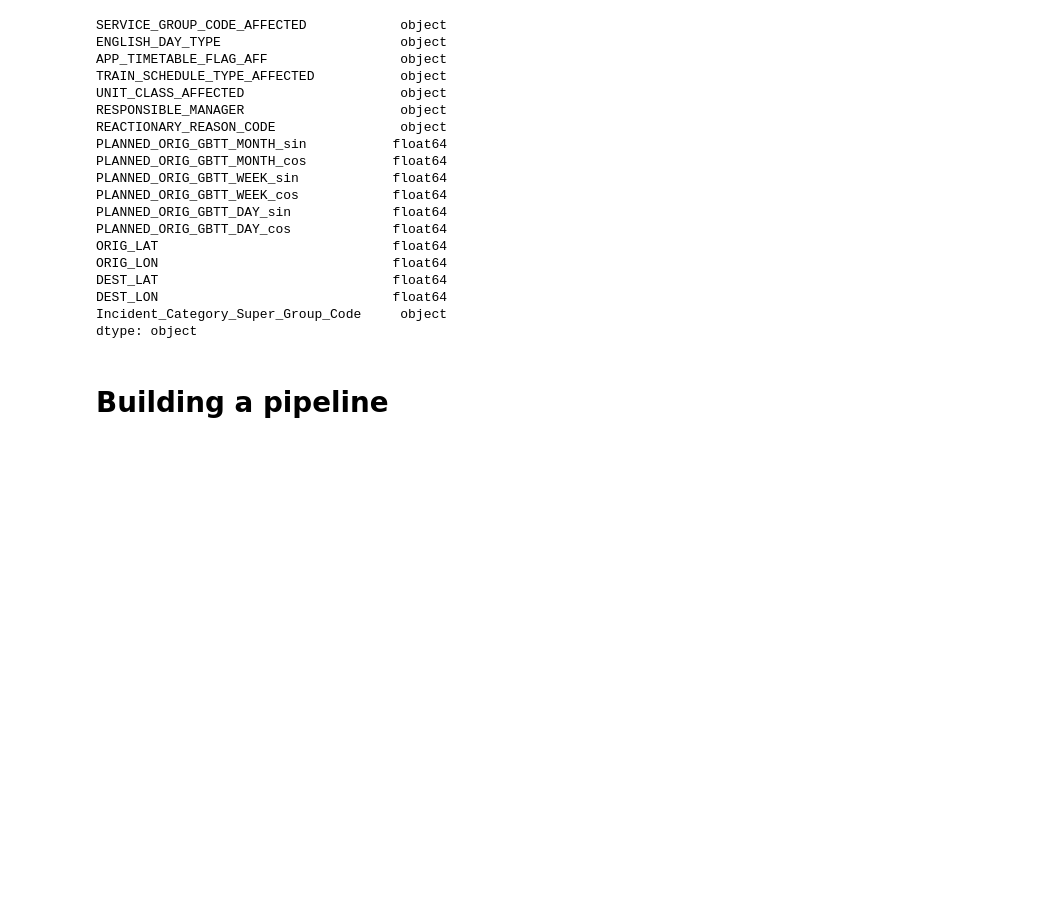
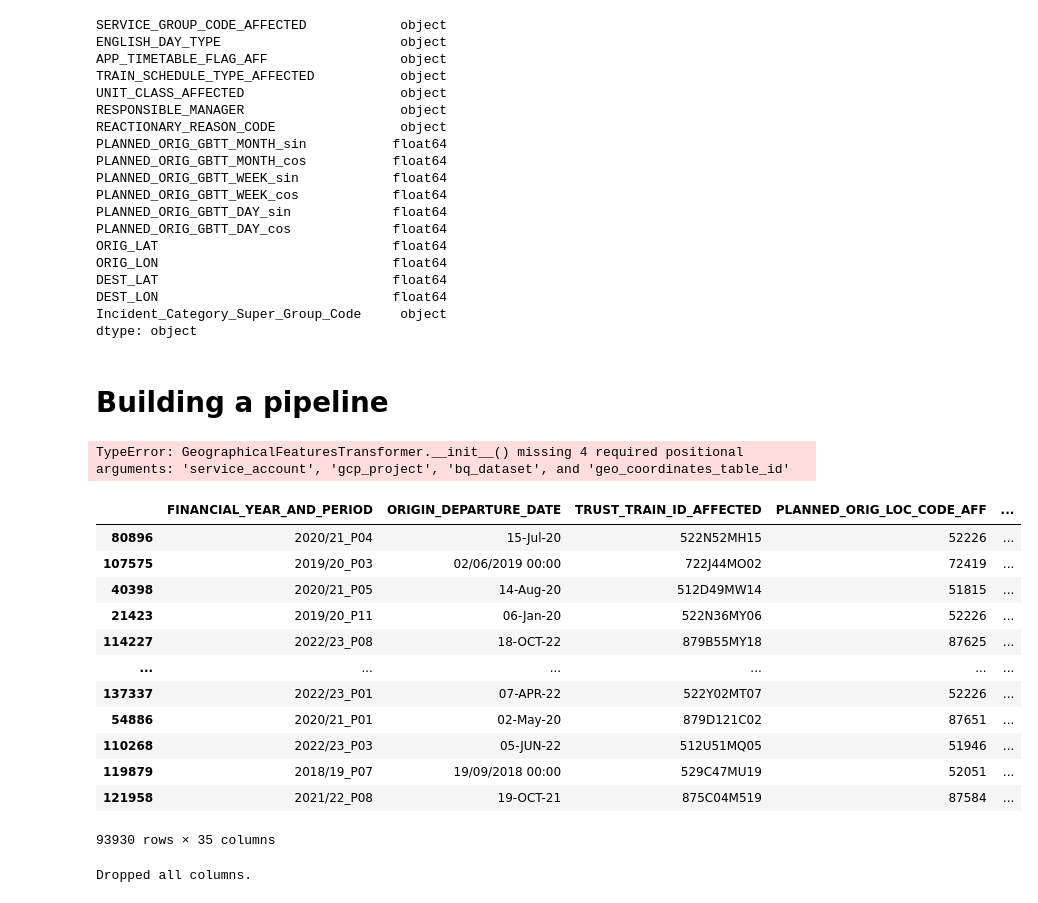
Before and after one commit to dramella/TrainDelays, a Jupyter notebook: Notebooks/Debora/Features_Engineering.ipynb, the cells around one changed output. Drawn from its saved outputs; the diff is of its cells as text; code cells hidden in the pictures; blank space fills up the shorter version.

Commit message:
fixing custom transformers

```diff
--- a/Notebooks/Debora/Features_Engineering.ipynb
+++ b/Notebooks/Debora/Features_Engineering.ipynb
@@ -613,17 +610,35 @@ geo_features = X_train.select_dtypes(include='Int64').columns
 # %%
 transformer = ColumnTransformer(
     transformers=[
-        ('drop_redundant_cols',p.DropColumnsTransformer, columns_to_drop),
-        ('drop_redundant_obs',p.CleanObservationsTransformer,time_features),
-        ('boxing_day_correction', p.BoxingDayHolidayNormalization, ['ENGLISH_DAY_TYPE']),
-        ('daylight_saving_correction', p.ApplyDstOffsetTransformer, time_features),
-        ('ciclycal_features',p.CyclicalFeatureTransformer,time_features),
-        ('geo_coordinates', p.GeographicalFeaturesTransformer, geo_features),
-        ('responsible_manager',p.ResponsibleManagerGroupingTransformer,['RESPONSIBLE_MANAGER']),
-        ('incident_reason', p.IncidentReasonMappingTransformer,['INCIDENT_REASON']),
-        ('reactionary_reason_code', p.ReactionaryReasonCodeMapping, ['REACTIONARY_REASON_CODE'])
-        ],
-    remainder='passthrough'  # Include the remaining columns as-is
+        ('drop_redundant_cols',p.DropColumnsTransformer(), columns_to_drop),
+        ('boxing_day_correction', p.BoxingDayHolidayNormalization(), ['ENGLISH_DAY_TYPE']),
+        ('daylight_saving_correction', p.ApplyDstOffsetTransformer(), time_features),
+        #('ciclycal_features',p.CyclicalFeatureTransformer(),time_features)
+        ('geo_coordinates', p.GeographicalFeaturesTransformer(), geo_features),
+        #('responsible_manager',p.ResponsibleManagerGroupingTransformer(),['RESPONSIBLE_MANAGER']),
+        #('incident_reason', p.IncidentReasonMappingTransformer(),['INCIDENT_REASON']),
+        #('reactionary_reason_code', p.ReactionaryReasonCodeMapping(), ['REACTIONARY_REASON_CODE'])
+        ]  # Include the remaining columns as-is
 )
+# %% [output]
+TypeError: GeographicalFeaturesTransformer.__init__() missing 4 required positional arguments: 'service_account', 'gcp_project', 'bq_dataset', and 'geo_coordinates_table_id'
+# %%
+X_train
+# %% [output]
+|  | FINANCIAL_YEAR_AND_PERIOD | ORIGIN_DEPARTURE_DATE | TRUST_TRAIN_ID_AFFECTED | PLANNED_ORIG_LOC_CODE_AFF | ... |
+| 80896 | 2020/21_P04 | 15-Jul-20 | 522N52MH15 | 52226 | ... |
+| 107575 | 2019/20_P03 | 02/06/2019 00:00 | 722J44MO02 | 72419 | ... |
+| 40398 | 2020/21_P05 | 14-Aug-20 | 512D49MW14 | 51815 | ... |
+| 21423 | 2019/20_P11 | 06-Jan-20 | 522N36MY06 | 52226 | ... |
+| 114227 | 2022/23_P08 | 18-OCT-22 | 879B55MY18 | 87625 | ... |
+| ... | ... | ... | ... | ... | ... |
+| 137337 | 2022/23_P01 | 07-APR-22 | 522Y02MT07 | 52226 | ... |
+| 54886 | 2020/21_P01 | 02-May-20 | 879D121C02 | 87651 | ... |
+| 110268 | 2022/23_P03 | 05-JUN-22 | 512U51MQ05 | 51946 | ... |
+| 119879 | 2018/19_P07 | 19/09/2018 00:00 | 529C47MU19 | 52051 | ... |
+| 121958 | 2021/22_P08 | 19-OCT-21 | 875C04M519 | 87584 | ... |
+93930 rows × 35 columns
 # %%
-X_train_transformed = transformer.fit_transform(X_train)
+X_preproc = pd.DataFrame(data = transformer.fit_transform(X_train))
+# %% [output]
+Dropped all columns.
```
Also changed, not shown: parts of 3 cells of this notebook, 1 other file.
